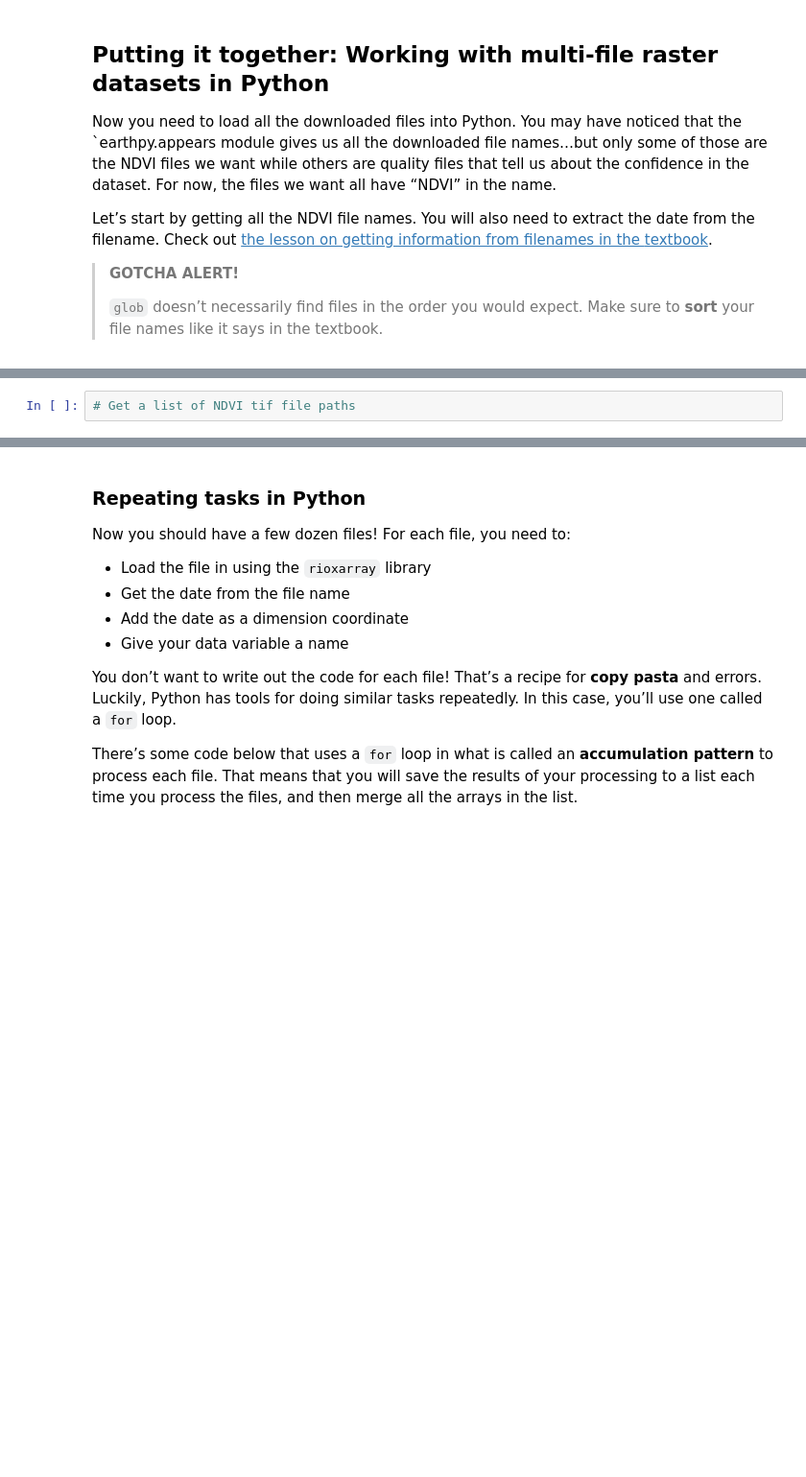
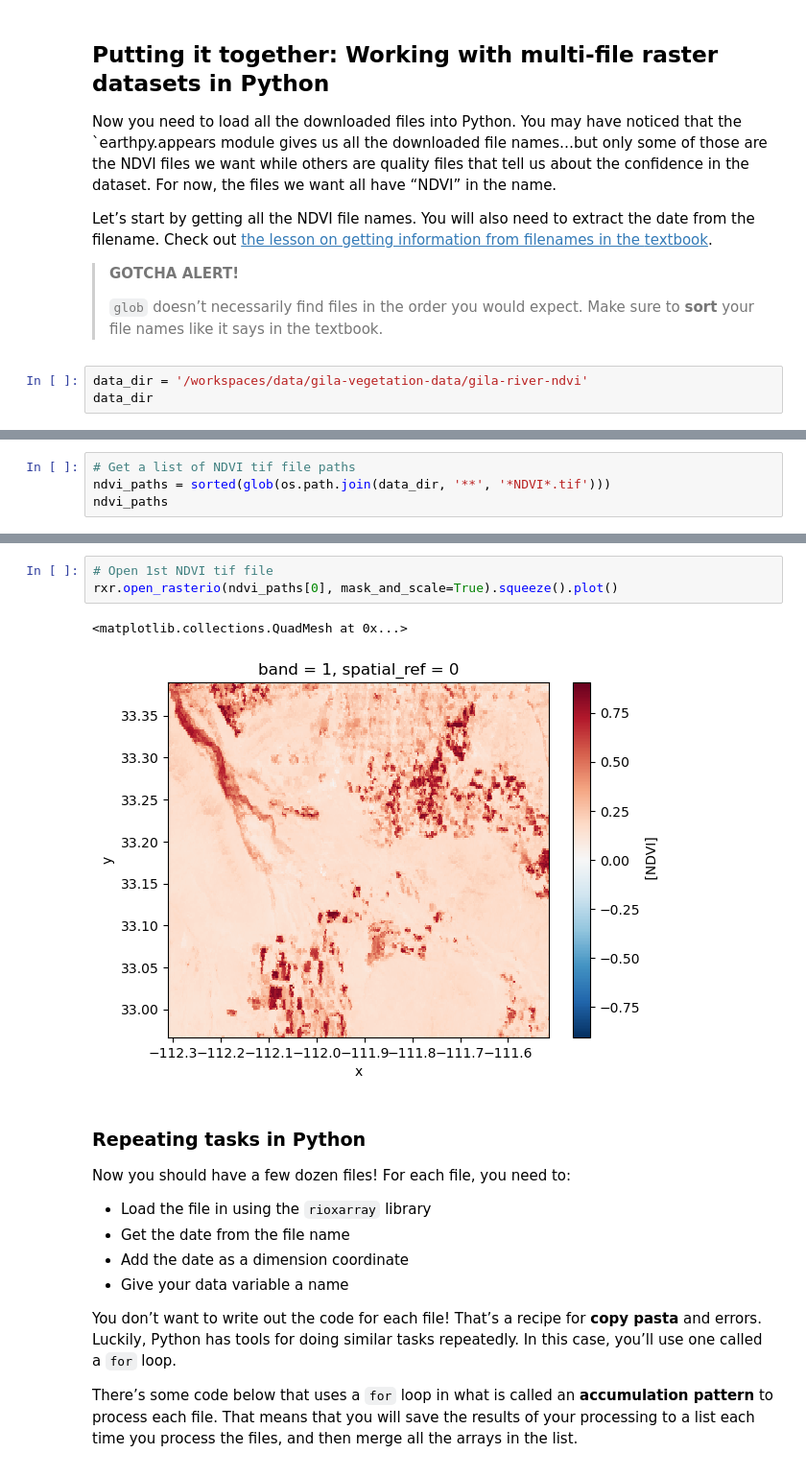
Before and after one commit to cu-esiil-edu/04-vegetation-ESIILtest24, a Jupyter notebook: notebooks/vegetation-92-download-ndvi.ipynb, the cells around one changed output, grey strips where cells are left out. Shown: that part at 96% size. Drawn from its saved outputs; the diff is of its cells as text; blank space fills up the shorter version.

```diff
--- a/notebooks/vegetation-92-download-ndvi.ipynb
+++ b/notebooks/vegetation-92-download-ndvi.ipynb
@@ -159,3 +160,6 @@ textbook](https://www.earthdatascience.org/courses/intro-to-earth-data-science/w
 >
 > `glob` doesn’t necessarily find files in the order you would expect.
 > Make sure to **sort** your file names like it says in the textbook.
+# %%
+data_dir = '/workspaces/data/gila-vegetation-data/gila-river-ndvi'
+data_dir
@@ -162,2 +168,4 @@ textbook](https://www.earthdatascience.org/courses/intro-to-earth-data-science/w
 # %%
 # Get a list of NDVI tif file paths
+ndvi_paths = sorted(glob(os.path.join(data_dir, '**', '*NDVI*.tif')))
+ndvi_paths
@@ -164,3 +190,9 @@ textbook](https://www.earthdatascience.org/courses/intro-to-earth-data-science/w
+# %%
+# Open 1st NDVI tif file
+rxr.open_rasterio(ndvi_paths[0], mask_and_scale=True).squeeze().plot()
+# %% [output]
+<matplotlib.collections.QuadMesh at 0x...>
+[figure, added]
 # %% [markdown]
 ### Repeating tasks in Python
 
```
Also changed, not shown: parts of 5 cells of this notebook.
